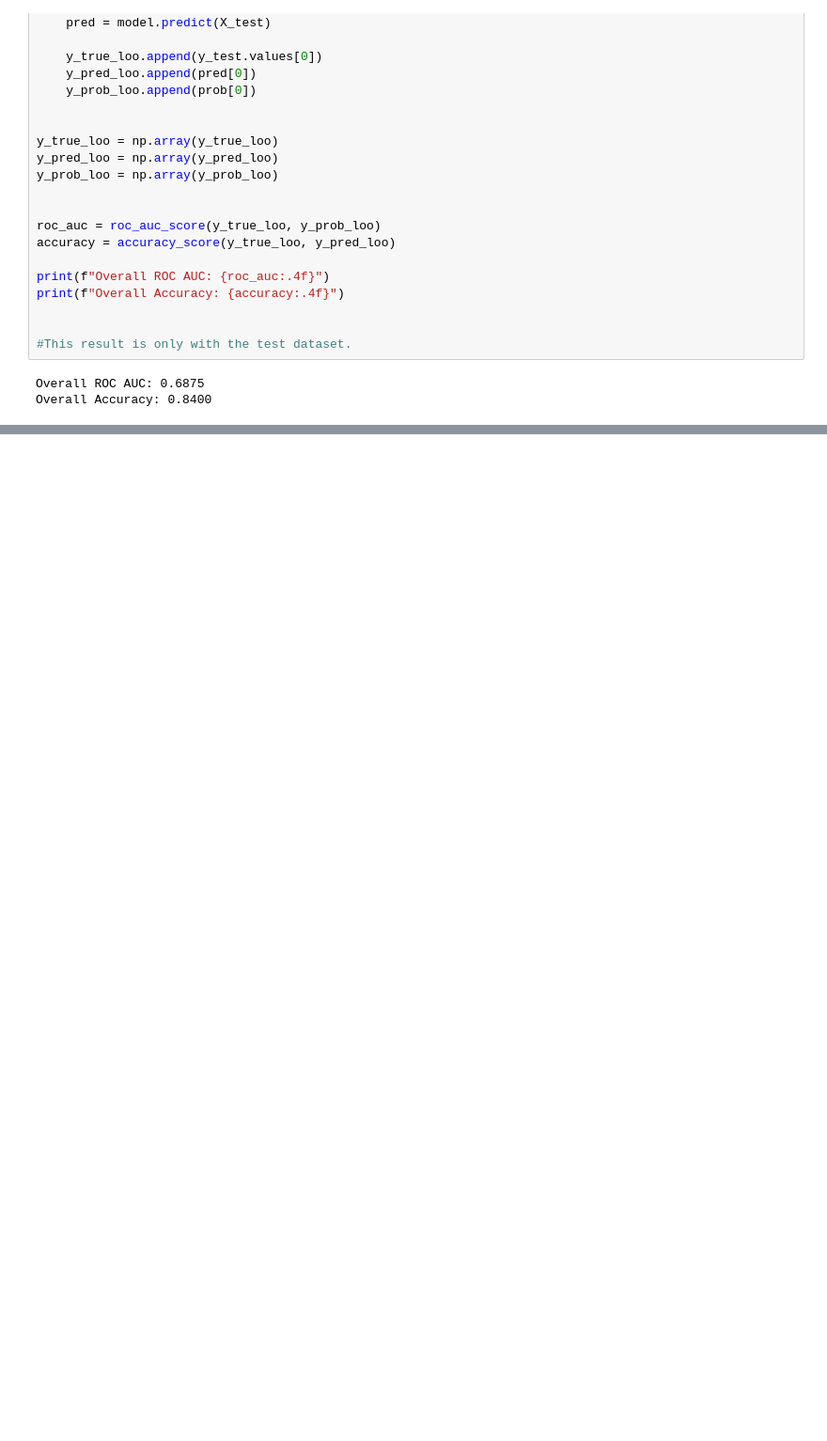
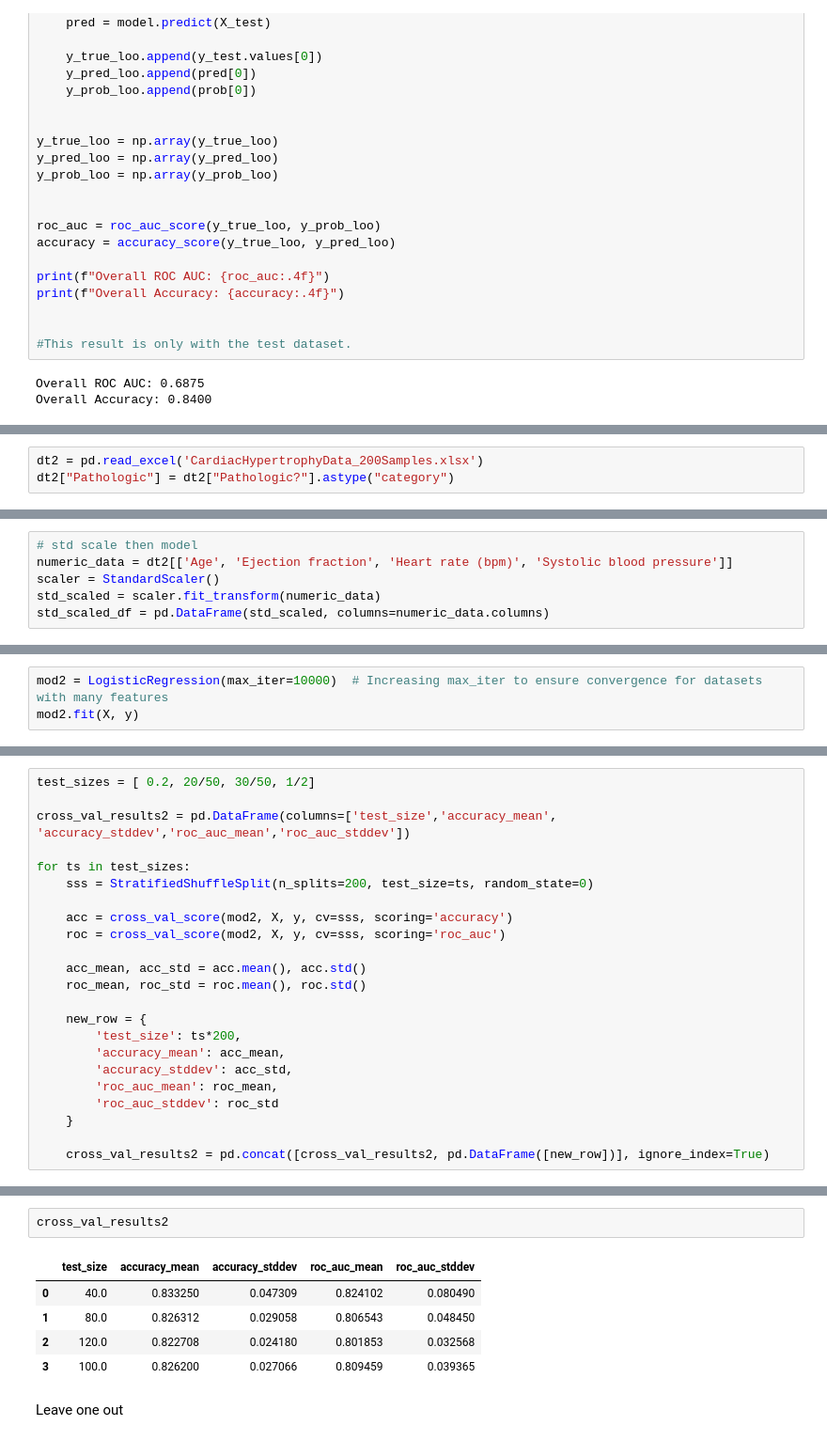
Before and after one commit to juanvargas7/ML, a Jupyter notebook: p3/p3_notebook_classifiers.ipynb, the cells around one changed output, grey strips where cells are left out. Shown at 94% size. Cells and saved outputs as stored; diff of their text form; blank space fills up the shorter version.

```diff
--- a/p3/p3_notebook_classifiers.ipynb
+++ b/p3/p3_notebook_classifiers.ipynb
@@ -362,0 +402,3 @@ Overall Accuracy: 0.8400
+# %%
+dt2 = pd.read_excel('CardiacHypertrophyData_200Samples.xlsx')
+dt2["Pathologic"] = dt2["Pathologic?"].astype("category")
@@ -362,0 +431,6 @@ Overall Accuracy: 0.8400
+# %%
+# std scale then model
+numeric_data = dt2[['Age', 'Ejection fraction', 'Heart rate (bpm)', 'Systolic blood pressure']]
+scaler = StandardScaler()
+std_scaled = scaler.fit_transform(numeric_data)
+std_scaled_df = pd.DataFrame(std_scaled, columns=numeric_data.columns)
@@ -362,0 +472,3 @@ Overall Accuracy: 0.8400
+# %%
+mod2 = LogisticRegression(max_iter=10000)  # Increasing max_iter to ensure convergence for datasets with many features
+mod2.fit(X, y)
@@ -362,0 +477,23 @@ Overall Accuracy: 0.8400
+# %%
+test_sizes = [ 0.2, 20/50, 30/50, 1/2]
+
+cross_val_results2 = pd.DataFrame(columns=['test_size','accuracy_mean', 'accuracy_stddev','roc_auc_mean','roc_auc_stddev'])
+
+for ts in test_sizes:
+    sss = StratifiedShuffleSplit(n_splits=200, test_size=ts, random_state=0)
+
+    acc = cross_val_score(mod2, X, y, cv=sss, scoring='accuracy')
+    roc = cross_val_score(mod2, X, y, cv=sss, scoring='roc_auc')
+
+    acc_mean, acc_std = acc.mean(), acc.std()
+    roc_mean, roc_std = roc.mean(), roc.std()
+
+    new_row = {
+        'test_size': ts*200,
+        'accuracy_mean': acc_mean,
+        'accuracy_stddev': acc_std,
+        'roc_auc_mean': roc_mean,
+        'roc_auc_stddev': roc_std
+    }
+
+    cross_val_results2 = pd.concat([cross_val_results2, pd.DataFrame([new_row])], ignore_index=True)
@@ -362,0 +508,10 @@ Overall Accuracy: 0.8400
+# %%
+cross_val_results2
+# %% [output]
+|  | test_size | accuracy_mean | accuracy_stddev | roc_auc_mean | roc_auc_stddev |
+| 0 | 40.0 | 0.833250 | 0.047309 | 0.824102 | 0.080490 |
+| 1 | 80.0 | 0.826312 | 0.029058 | 0.806543 | 0.048450 |
+| 2 | 120.0 | 0.822708 | 0.024180 | 0.801853 | 0.032568 |
+| 3 | 100.0 | 0.826200 | 0.027066 | 0.809459 | 0.039365 |
+# %% [markdown]
+Leave one out
```
Also changed, not shown: parts of 11 cells of this notebook.
